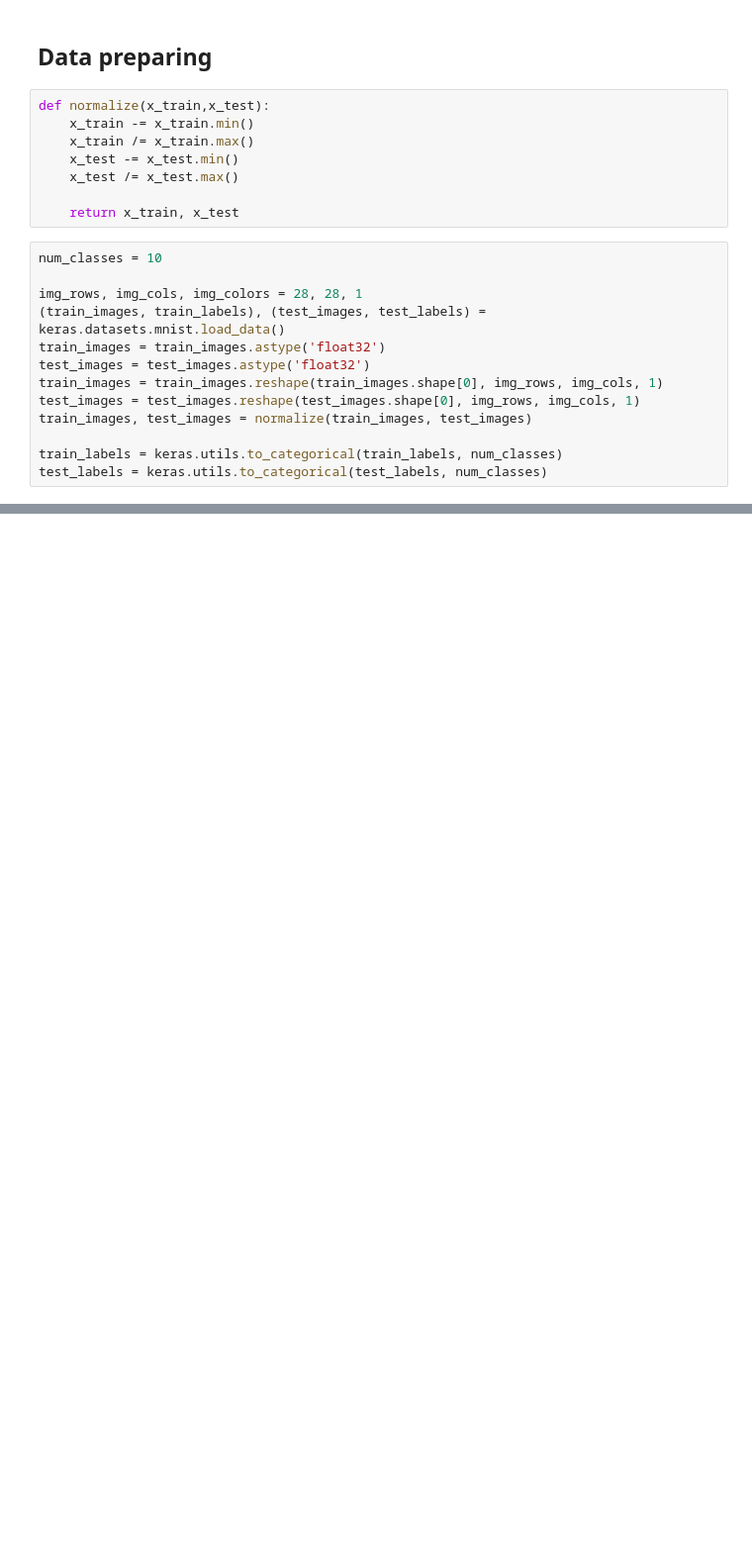
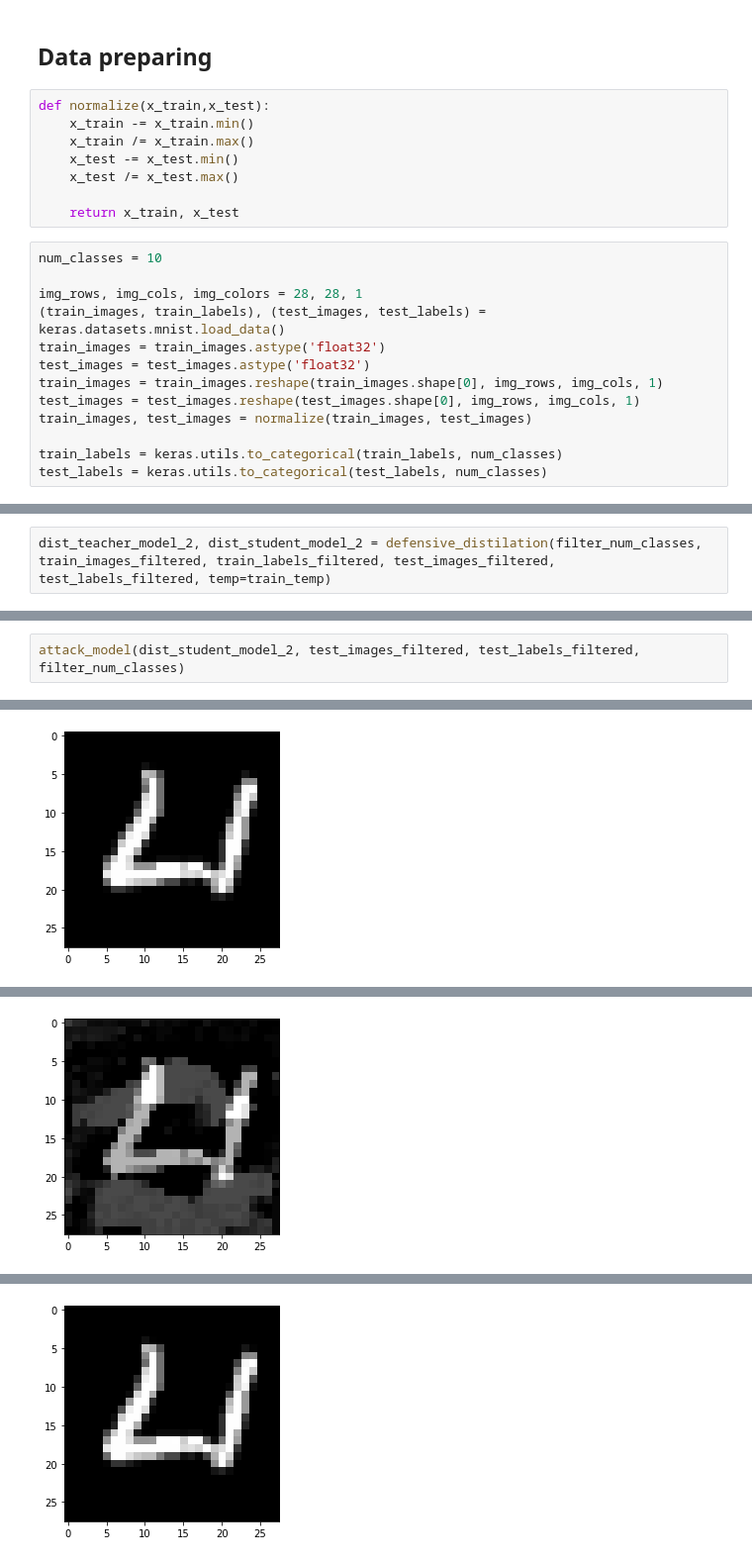
Before and after one commit to moshenas/Adverserial_Learning_Yandex, a Jupyter notebook: assignment4/Assignment4.ipynb, the cells around one changed output, grey strips where cells are left out. Shown at 99% size. Cells and saved outputs as stored; diff of their text form; blank space fills up the shorter version.

```diff
--- a/assignment4/Assignment4.ipynb
+++ b/assignment4/Assignment4.ipynb
@@ -206,0 +426,2 @@ test_labels = keras.utils.to_categorical(test_labels, num_classes)
+# %%
+dist_teacher_model_2, dist_student_model_2 = defensive_distilation(filter_num_classes, train_images_filtered, train_labels_filtered, test_images_filtered, test_labels_filtered, temp=train_temp)
@@ -206,0 +446,3 @@ test_labels = keras.utils.to_categorical(test_labels, num_classes)
+# %%
+attack_model(dist_student_model_2, test_images_filtered, test_labels_filtered, filter_num_classes)
+# %% [output]
@@ -206,0 +453 @@ test_labels = keras.utils.to_categorical(test_labels, num_classes)
+[figure, added]
@@ -206,0 +461 @@ test_labels = keras.utils.to_categorical(test_labels, num_classes)
+[figure, added]
@@ -206,0 +466 @@ test_labels = keras.utils.to_categorical(test_labels, num_classes)
+[figure, added]
```
Also changed, not shown: parts of 28 cells of this notebook, 4 other files.
